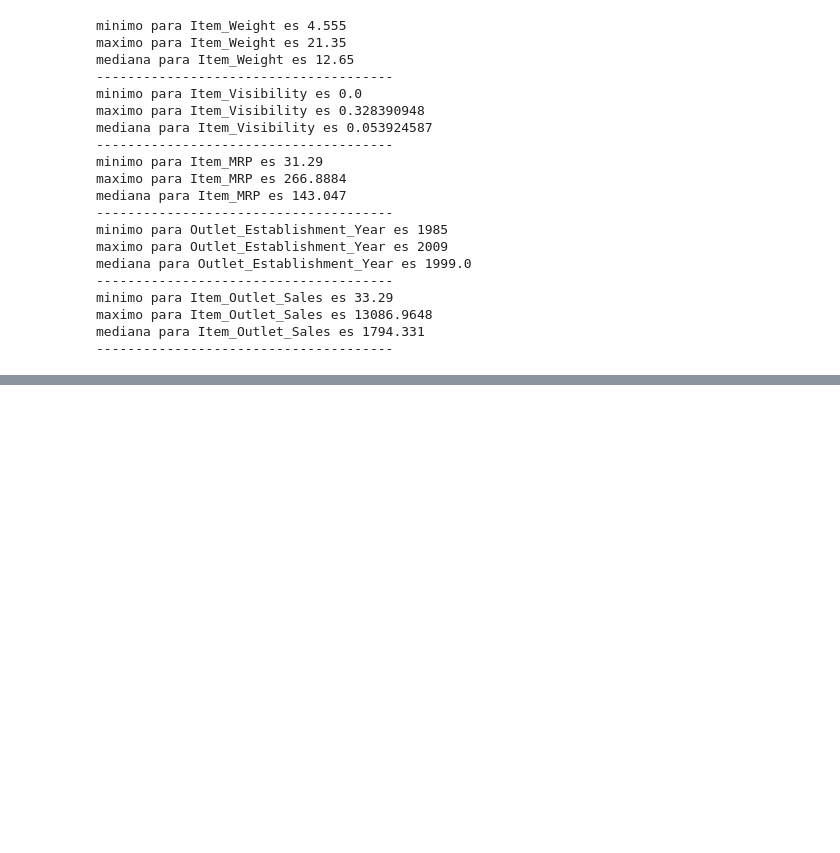
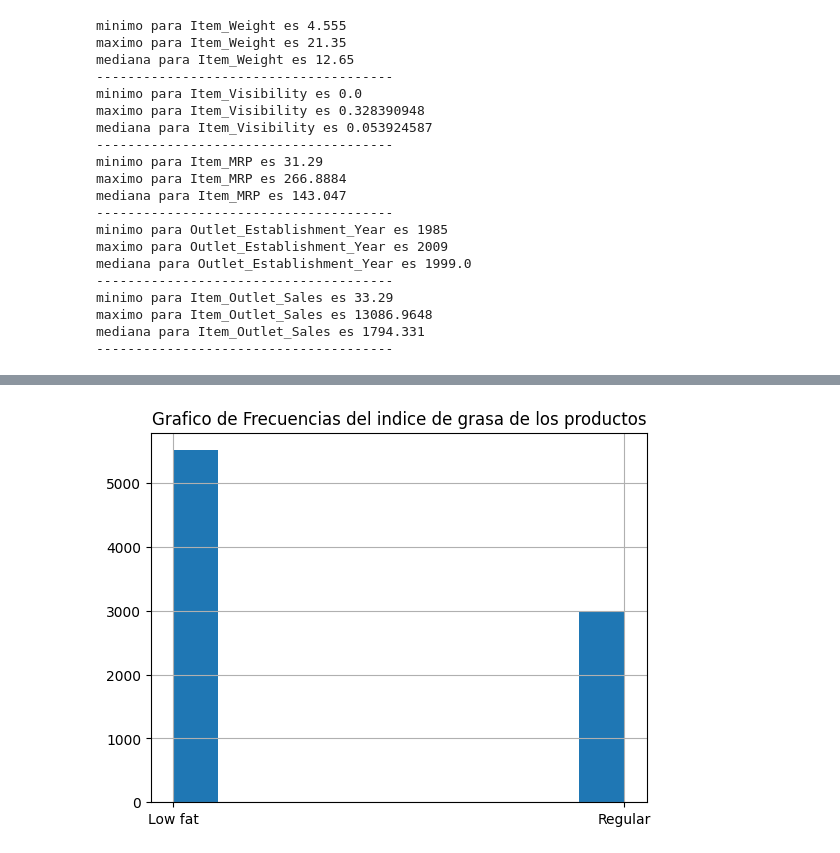
Before and after one commit to marce3-2140/sales-predictions, a Jupyter notebook: sales_predictions.ipynb, the cells around one changed output, grey strips where cells are left out. Drawn from its saved outputs; the diff is of its cells as text; code cells hidden in the pictures; blank space fills up the shorter version.

```diff
--- a/sales_predictions.ipynb
+++ b/sales_predictions.ipynb
@@ -10,5 +14,5 @@ import pandas as pd
 # %%
-filename = '/content/drive/MyDrive/CodingDojo/Fundamentals/Week1/Proyecto1/sales_predictions_2023.csv'
+filename = '/content/drive/MyDrive/CodingDojo/Fundamentals/Proyecto1/sales_predictions_2023.csv'
 df = pd.read_csv(filename)
 # %% [markdown]
 # Sales-Prediction Proyect
@@ -507,0 +515,7 @@ mediana para Item_Outlet_Sales es 1794.331
+# %%
+#Histograma de frecuencias
+df['Item_Fat_Content'].hist()
+plt.title('Grafico de Frecuencias del indice de grasa de los productos')
+plt.show()
+# %% [output]
+[figure, added]
```
Also changed, not shown: parts of 23 cells of this notebook.
